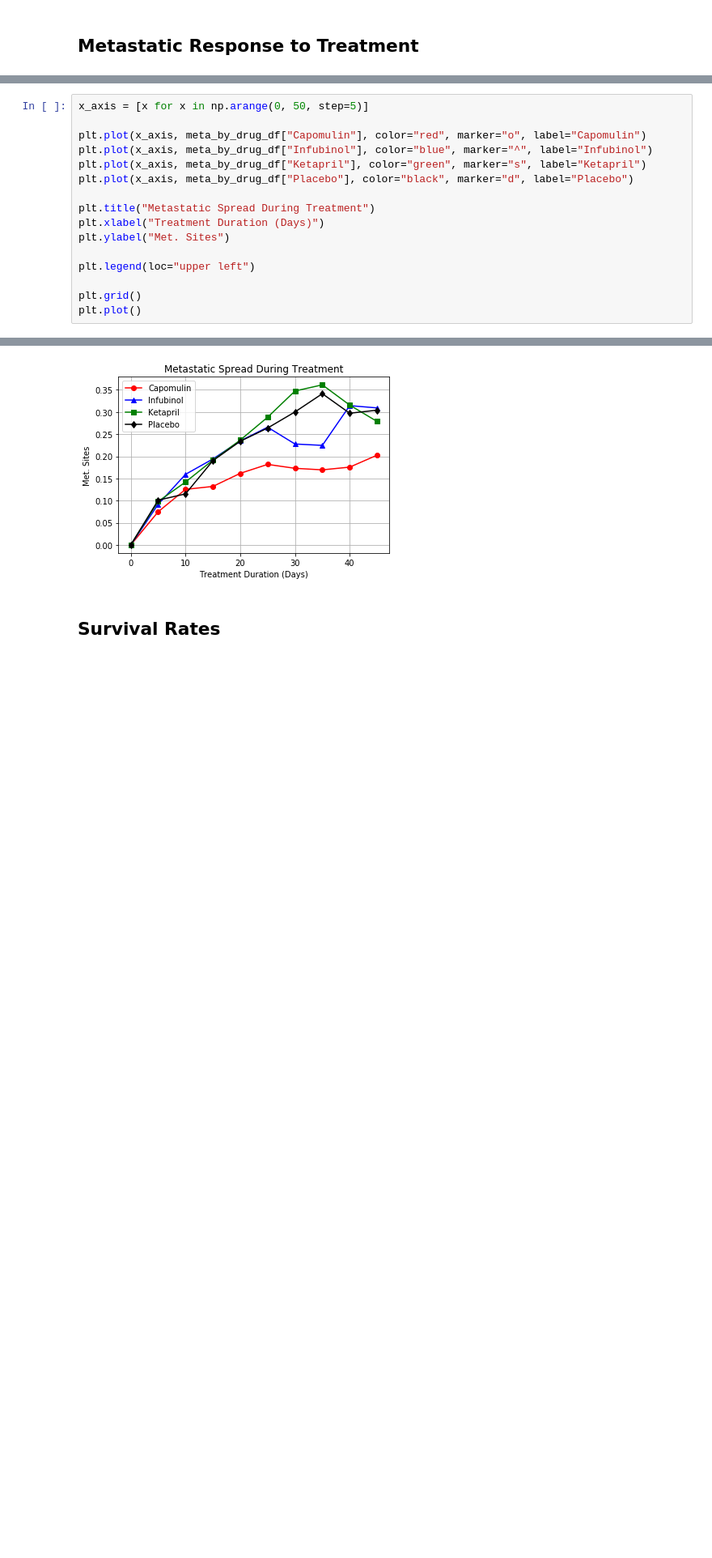
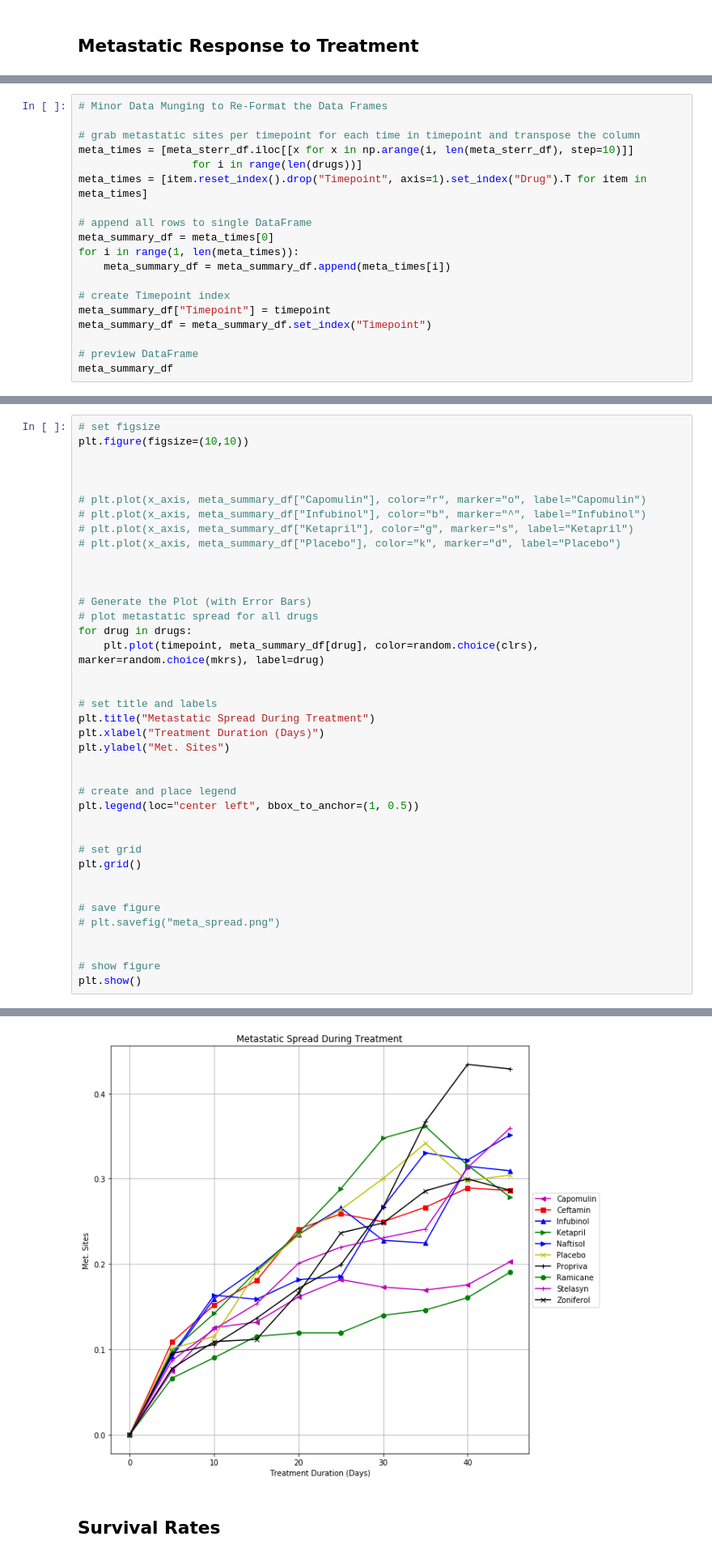
Before and after one commit to phamkdaniel/Pymaceuticals, a Jupyter notebook: pymaceuticals_starter.ipynb, the cells around one changed output, grey strips where cells are left out. Shown at 81% size. Drawn from its saved outputs; the diff is of its cells as text; blank space fills up the shorter version.

```diff
--- a/pymaceuticals_starter.ipynb
+++ b/pymaceuticals_starter.ipynb
@@ -231,0 +188,19 @@ meta_by_drug_df
+# %%
+# Minor Data Munging to Re-Format the Data Frames
+
+# grab metastatic sites per timepoint for each time in timepoint and transpose the column
+meta_times = [meta_sterr_df.iloc[[x for x in np.arange(i, len(meta_sterr_df), step=10)]]
+                  for i in range(len(drugs))]
+meta_times = [item.reset_index().drop("Timepoint", axis=1).set_index("Drug").T for item in meta_times]
+
+# append all rows to single DataFrame
+meta_summary_df = meta_times[0]
+for i in range(1, len(meta_times)):
+    meta_summary_df = meta_summary_df.append(meta_times[i])
+
+# create Timepoint index
+meta_summary_df["Timepoint"] = timepoint
+meta_summary_df = meta_summary_df.set_index("Timepoint")
+
+# preview DataFrame
+meta_summary_df
@@ -232,17 +220,40 @@ meta_by_drug_df
 # %%
-x_axis = [x for x in np.arange(0, 50, step=5)]
+# set figsize
+plt.figure(figsize=(10,10))
 
-plt.plot(x_axis, meta_by_drug_df["Capomulin"], color="red", marker="o", label="Capomulin")
-plt.plot(x_axis, meta_by_drug_df["Infubinol"], color="blue", marker="^", label="Infubinol")
-plt.plot(x_axis, meta_by_drug_df["Ketapril"], color="green", marker="s", label="Ketapril")
-plt.plot(x_axis, meta_by_drug_df["Placebo"], color="black", marker="d", label="Placebo")
 
+
+# plt.plot(x_axis, meta_summary_df["Capomulin"], color="r", marker="o", label="Capomulin")
+# plt.plot(x_axis, meta_summary_df["Infubinol"], color="b", marker="^", label="Infubinol")
+# plt.plot(x_axis, meta_summary_df["Ketapril"], color="g", marker="s", label="Ketapril")
+# plt.plot(x_axis, meta_summary_df["Placebo"], color="k", marker="d", label="Placebo")
+
+
+
+# Generate the Plot (with Error Bars)
+# plot metastatic spread for all drugs
+for drug in drugs:
+    plt.plot(timepoint, meta_summary_df[drug], color=random.choice(clrs), marker=random.choice(mkrs), label=drug)
+
+
+# set title and labels
 plt.title("Metastatic Spread During Treatment")
 plt.xlabel("Treatment Duration (Days)")
 plt.ylabel("Met. Sites")
 
-plt.legend(loc="upper left")
 
+# create and place legend
+plt.legend(loc="center left", bbox_to_anchor=(1, 0.5))
+
+
+# set grid
 plt.grid()
-plt.plot()
+
+
+# save figure
+# plt.savefig("meta_spread.png")
+
+
+# show figure
+plt.show()
 # %% [output]
@@ -250,4 +260,4 @@ plt.plot()
-[figure, old version]
+[figure, new version]
 # %% [markdown]
 ## Survival Rates
 # %%
```
Also changed, not shown: parts of 25 cells of this notebook.
